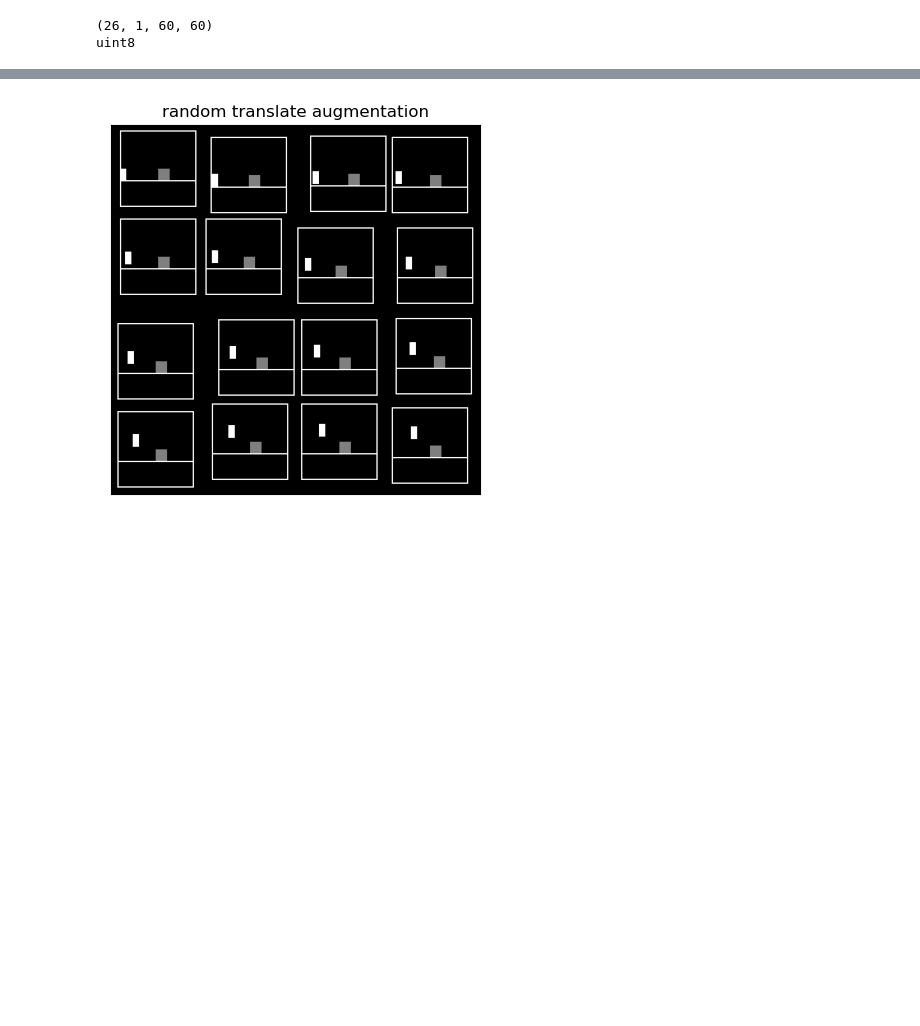
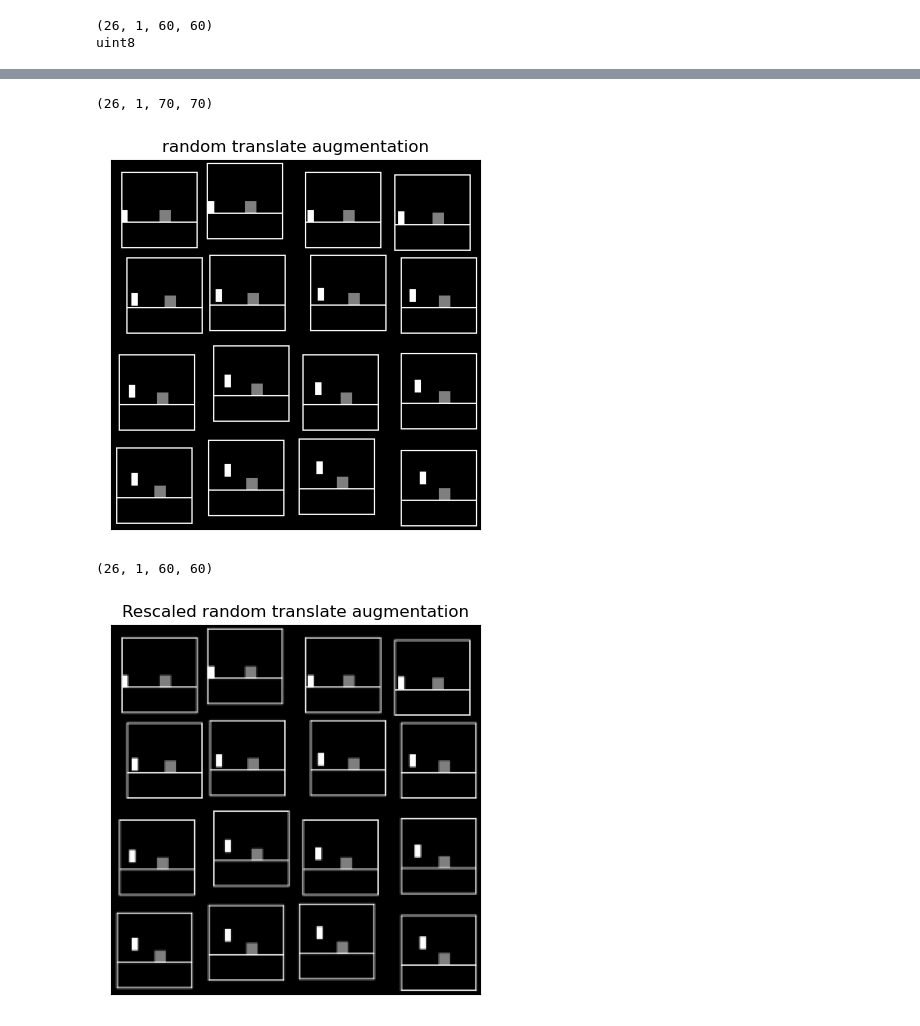
Before and after one commit to manusimidt/jku_practical_work, a Jupyter notebook: visualize_augmentations.ipynb, the cells around one changed output, grey strips where cells are left out. Cells and saved outputs as stored; diff of their text form; code cells hidden in the pictures; blank space fills up the shorter version.

```diff
--- a/visualize_augmentations.ipynb
+++ b/visualize_augmentations.ipynb
@@ -66,6 +65,16 @@ show_imgs(frames, title="frames without augmentation")
 # %%
 rnd_trans = augmentations.random_translate(frames,70)
+print(rnd_trans.shape)
 show_imgs(rnd_trans, title="random translate augmentation")
 # %% [output]
+(26, 1, 70, 70)
-[figure, old version]
+[figure, new version]
+# %%
+# Try to rescale images to 60x60
+rnd_trans = fn.resize(torch.from_numpy(rnd_trans), size=[60,60]).numpy()
+print(rnd_trans.shape)
+show_imgs(rnd_trans, title="Rescaled random translate augmentation")
+# %% [output]
+(26, 1, 60, 60)
+[figure, added]
 # %%
```
Also changed, not shown: parts of 7 cells of this notebook, 7 other files.
